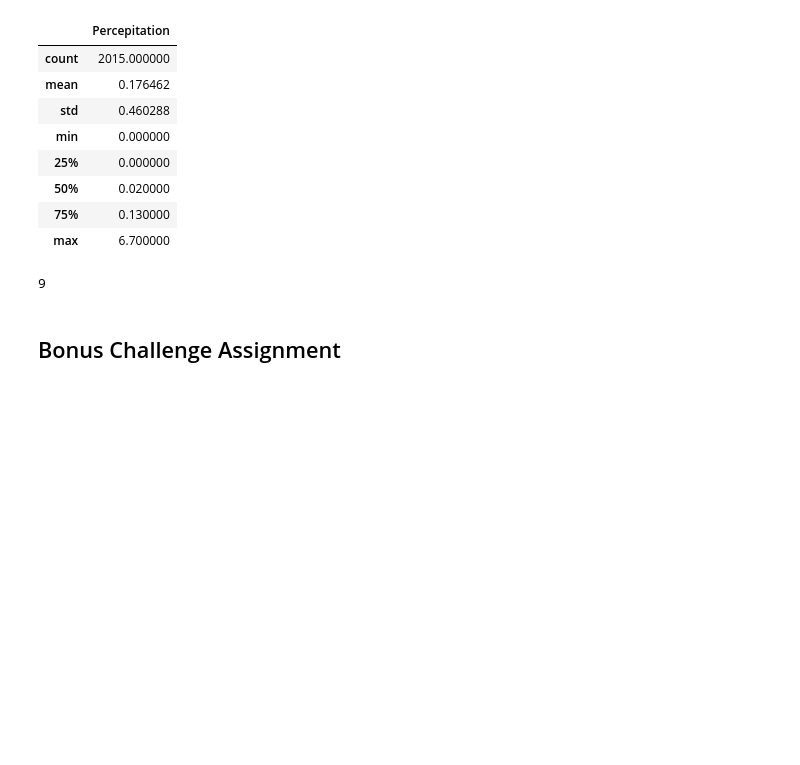
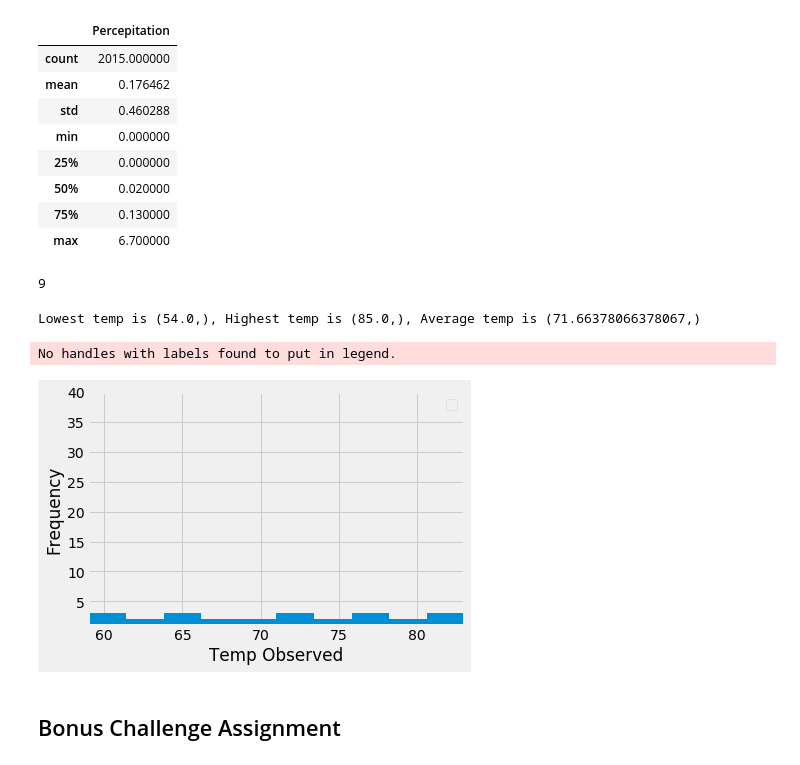
Before and after one commit to Gnosder/sqlalchemy-challenge, a Jupyter notebook: climate_analysis.ipynb, the cells around one changed output. Drawn from its saved outputs; the diff is of its cells as text; code cells hidden in the pictures; blank space fills up the shorter version.

Commit message:
Station Analysis complete (mostly, bugged)

```diff
--- a/climate_analysis.ipynb
+++ b/climate_analysis.ipynb
@@ -109,12 +109,54 @@ print(num_station)
 # %%
 # What are the most active stations? (i.e. what stations have the most rows)?
 # List the stations and the counts in descending order.
+most_active = session.query(Measurement.station, func.count(Measurement.station)).\
+    group_by(Measurement.station).\
+    order_by(func.count(Measurement.station).desc())
+
+most_active_station = most_active[0][0]
 # %%
 # Using the station id from the previous query, calculate the lowest temperature recorded,
 # highest temperature recorded, and average temperature of the most active station?
+lowest_temp = session.query(func.min(Measurement.tobs)).\
+    filter(Measurement.station == most_active_station)[0]
+highest_temp = session.query(func.max(Measurement.tobs)).\
+    filter(Measurement.station == most_active_station)[0]
+avg_temp = session.query(func.avg(Measurement.tobs)).\
+    filter(Measurement.station == most_active_station)[0]
+
+print(f"Lowest temp is {lowest_temp}, Highest temp is {highest_temp}, Average temp is {avg_temp}")
+# %% [output]
+Lowest temp is (54.0,), Highest temp is (85.0,), Average temp is (71.66378066378067,)
 # %%
 # Choose the station with the highest number of temperature observations.
 # Query the last 12 months of temperature observation data for this station and plot the results as a histogram
+
+# most_active_station
+# date
+
+most_active_year = session.query(Measurement.tobs, func.count(Measurement.tobs)).\
+        filter(Measurement.station == most_active_station).\
+        filter(Measurement.date > date).\
+        group_by(Measurement.tobs).all()
+
+most_active_year_df = pd.DataFrame(most_active_year, columns=['Temp Observed', 'Frequency'])
+most_active_year_df.set_index('Frequency', inplace=True)
+#print(most_active_year_df)
+
+x = most_active_year_df['Temp Observed']
+
+fig = plt.figure()
+ax = fig.add_subplot(111)
+ax.hist(x)
+ax.set_xlim(59,83)
+ax.set_xlabel('Temp Observed')
+ax.set_ylim(1, 40)
+ax.set_ylabel('Frequency')
+ax.legend(loc='best')
+plt.show()
+# %% [output]
+No handles with labels found to put in legend.
+[figure, added]
 # %% [markdown]
 ## Bonus Challenge Assignment
 # %%
```
Also changed, not shown: parts of 2 cells of this notebook.
